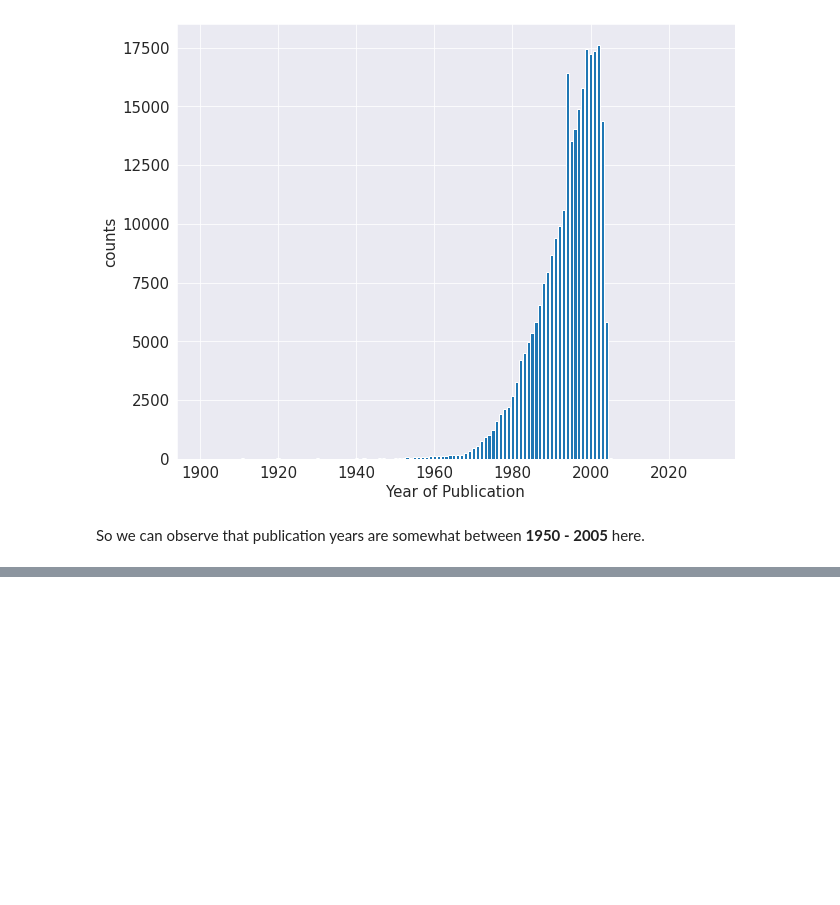
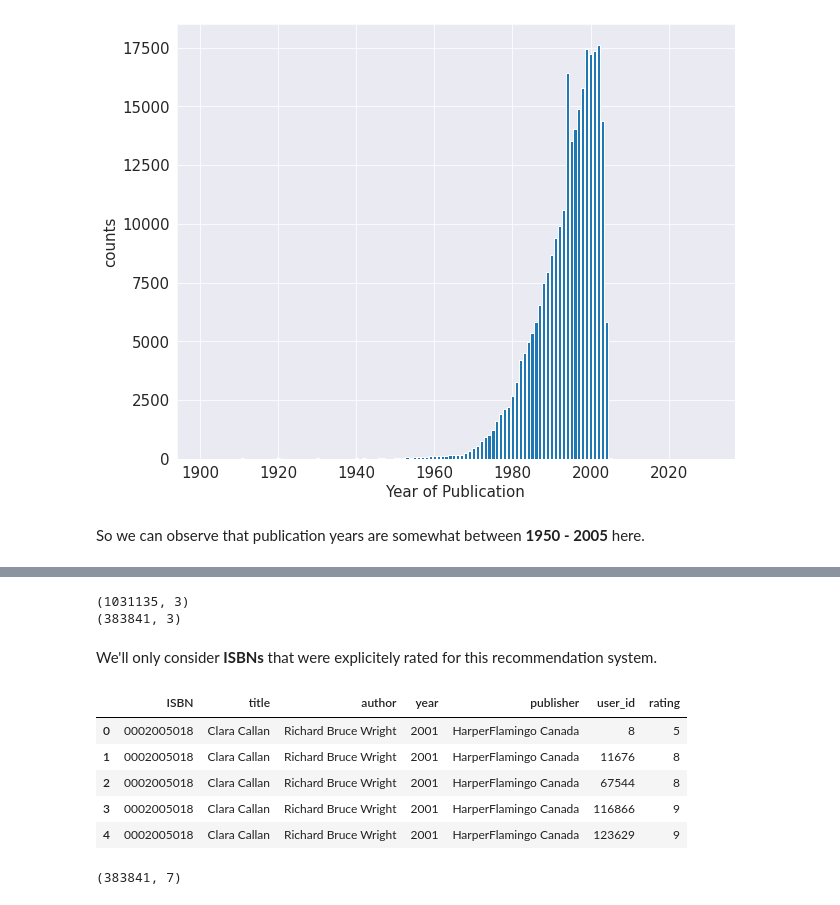
Before and after one commit to saurabh423/Book-Recommendation-System, a Jupyter notebook: Book_Recommendation_System_Capstone_Project.ipynb, the cells around one changed output, grey strips where cells are left out. Saved outputs shown, nothing was run; the diff lists cells and outputs as text; code cells hidden in the pictures; blank space fills up the shorter version.

```diff
--- a/Book_Recommendation_System_Capstone_Project.ipynb
+++ b/Book_Recommendation_System_Capstone_Project.ipynb
@@ -609,0 +608,24 @@ So we can observe that publication years are somewhat between **1950 - 2005** he
+# %%
+# Print shapes of unique_ratings and ratings_explicit
+print(unique_ratings.shape)
+print(ratings_explicit.shape)
+# %% [output]
+(1031135, 3)
+(383841, 3)
+# %% [markdown]
+We'll only consider **ISBNs** that were explicitely rated for this recommendation system.
+# %%
+# Merging ratings_explicit with books dataset on ISBNs feature
+new_book= pd.merge(books, ratings_explicit, on='ISBN')
+new_book.head()
+# %% [output]
+|  | ISBN | title | author | year | publisher | user_id | rating |
+| 0 | 0002005018 | Clara Callan | Richard Bruce Wright | 2001 | HarperFlamingo Canada | 8 | 5 |
+| 1 | 0002005018 | Clara Callan | Richard Bruce Wright | 2001 | HarperFlamingo Canada | 11676 | 8 |
+| 2 | 0002005018 | Clara Callan | Richard Bruce Wright | 2001 | HarperFlamingo Canada | 67544 | 8 |
+| 3 | 0002005018 | Clara Callan | Richard Bruce Wright | 2001 | HarperFlamingo Canada | 116866 | 9 |
+| 4 | 0002005018 | Clara Callan | Richard Bruce Wright | 2001 | HarperFlamingo Canada | 123629 | 9 |
+# %%
+print(new_book.shape) # get shape
+# %% [output]
+(383841, 7)
```
Also changed, not shown: parts of 43 cells of this notebook.
